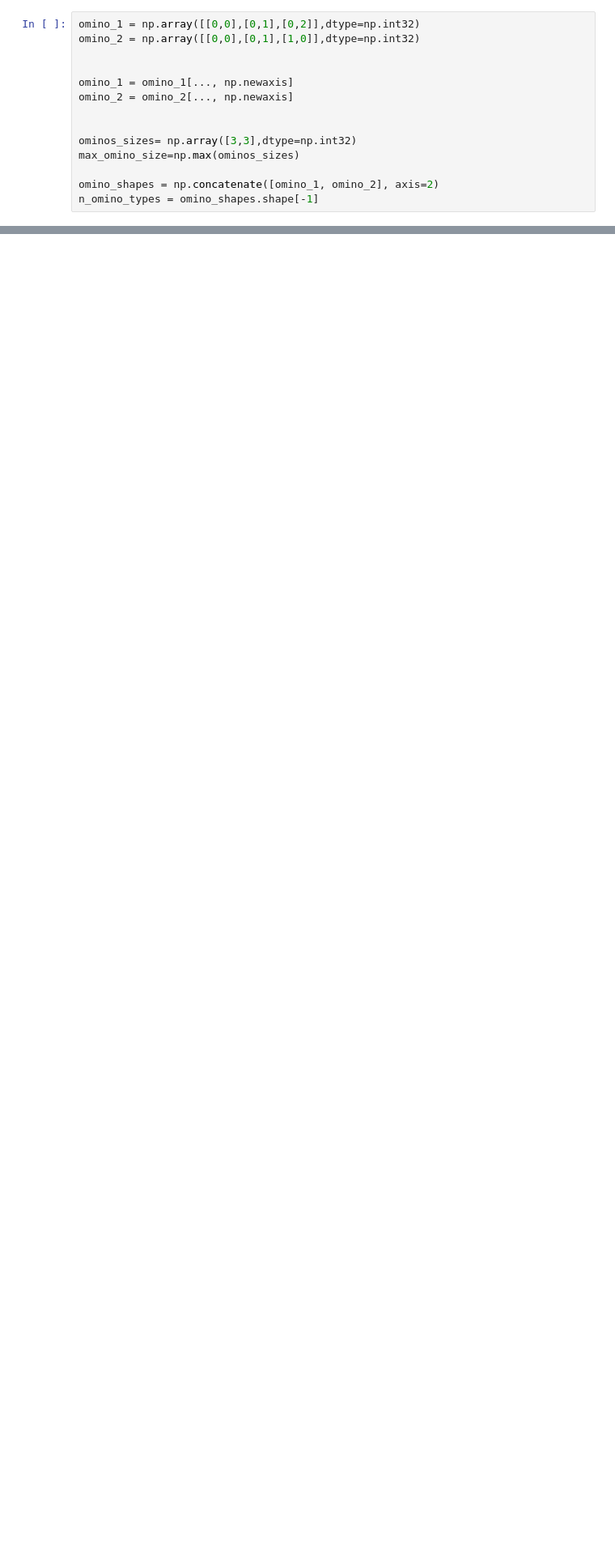
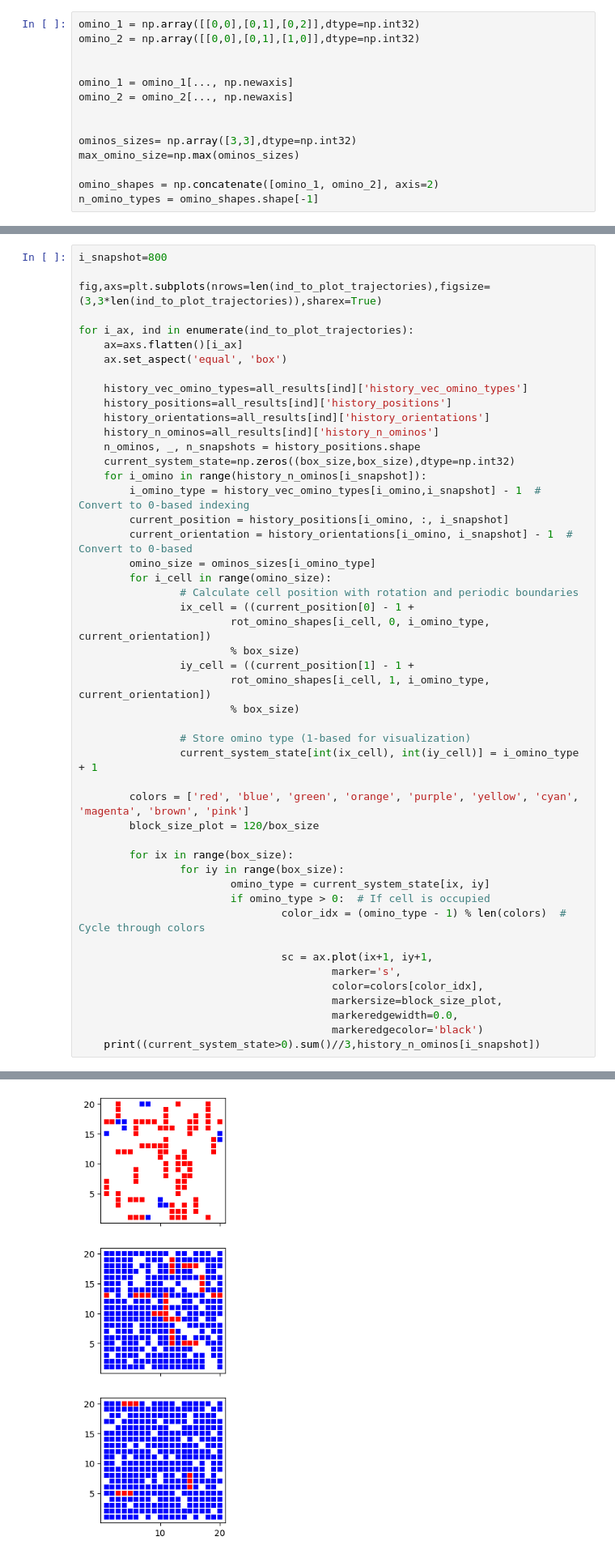
Before and after one commit to daviderevignas/polyomini, a Jupyter notebook: 005_test_gcmc_poly_ord_3_systematic.ipynb, the cells around one changed output, grey strips where cells are left out. Shown: that part at 81% size. Saved outputs shown, nothing was run; the diff lists cells and outputs as text; blank space fills up the shorter version.

```diff
--- a/005_test_gcmc_poly_ord_3_systematic.ipynb
+++ b/005_test_gcmc_poly_ord_3_systematic.ipynb
@@ -144,0 +193,49 @@ for i_ax, ind in enumerate(ind_to_plot_trajectories):
+# %%
+i_snapshot=800
+
+fig,axs=plt.subplots(nrows=len(ind_to_plot_trajectories),figsize=(3,3*len(ind_to_plot_trajectories)),sharex=True)
+
+for i_ax, ind in enumerate(ind_to_plot_trajectories):
+    ax=axs.flatten()[i_ax]
+    ax.set_aspect('equal', 'box')
+
+    history_vec_omino_types=all_results[ind]['history_vec_omino_types']
+    history_positions=all_results[ind]['history_positions']
+    history_orientations=all_results[ind]['history_orientations']
+    history_n_ominos=all_results[ind]['history_n_ominos']
+    n_ominos, _, n_snapshots = history_positions.shape
+    current_system_state=np.zeros((box_size,box_size),dtype=np.int32)
+    for i_omino in range(history_n_ominos[i_snapshot]):
+        i_omino_type = history_vec_omino_types[i_omino,i_snapshot] - 1  # Convert to 0-based indexing
+        current_position = history_positions[i_omino, :, i_snapshot]
+        current_orientation = history_orientations[i_omino, i_snapshot] - 1  # Convert to 0-based
+        omino_size = ominos_sizes[i_omino_type]
+        for i_cell in range(omino_size):
+                # Calculate cell position with rotation and periodic boundaries
+                ix_cell = ((current_position[0] - 1 +
+                        rot_omino_shapes[i_cell, 0, i_omino_type, current_orientation])
+                        % box_size)
+                iy_cell = ((current_position[1] - 1 +
+                        rot_omino_shapes[i_cell, 1, i_omino_type, current_orientation])
+                        % box_size)
+
+                # Store omino type (1-based for visualization)
+                current_system_state[int(ix_cell), int(iy_cell)] = i_omino_type + 1
+
+        colors = ['red', 'blue', 'green', 'orange', 'purple', 'yellow', 'cyan', 'magenta', 'brown', 'pink']
+        block_size_plot = 120/box_size
+
+        for ix in range(box_size):
+                for iy in range(box_size):
+                        omino_type = current_system_state[ix, iy]
+                        if omino_type > 0:  # If cell is occupied
+                                color_idx = (omino_type - 1) % len(colors)  # Cycle through colors
+
+                                sc = ax.plot(ix+1, iy+1,
+                                        marker='s',
+                                        color=colors[color_idx],
+                                        markersize=block_size_plot,
+                                        markeredgewidth=0.0,
+                                        markeredgecolor='black')
+    print((current_system_state>0).sum()//3,history_n_ominos[i_snapshot])
+# %% [output]
@@ -145,3 +245,4 @@ for i_ax, ind in enumerate(ind_to_plot_trajectories):
+[figure, added]
 # %%
 fig,ax=plt.subplots()
 ax.grid(alpha=0.5, which='both')
```
Also changed, not shown: parts of 8 cells of this notebook, 11 other files.
